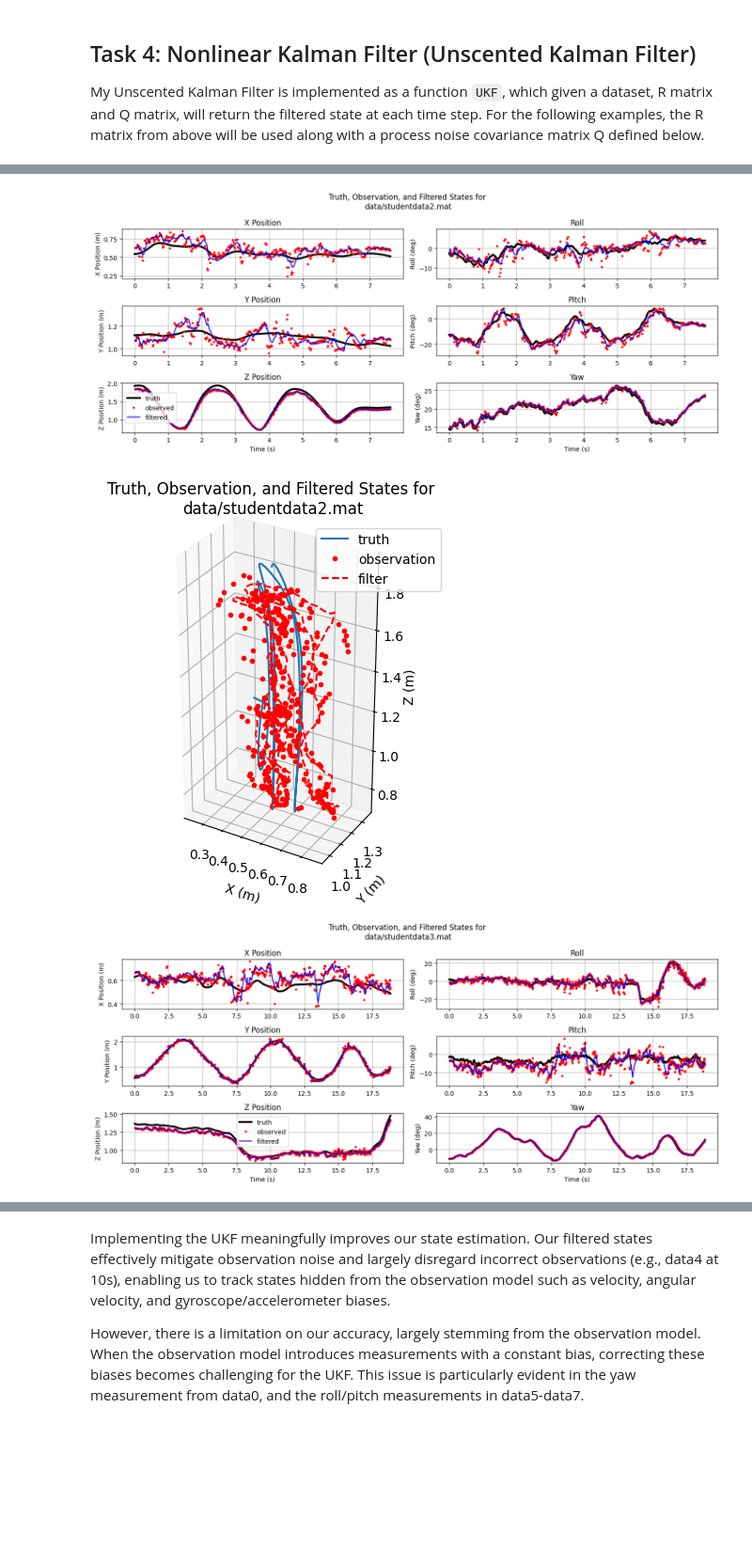
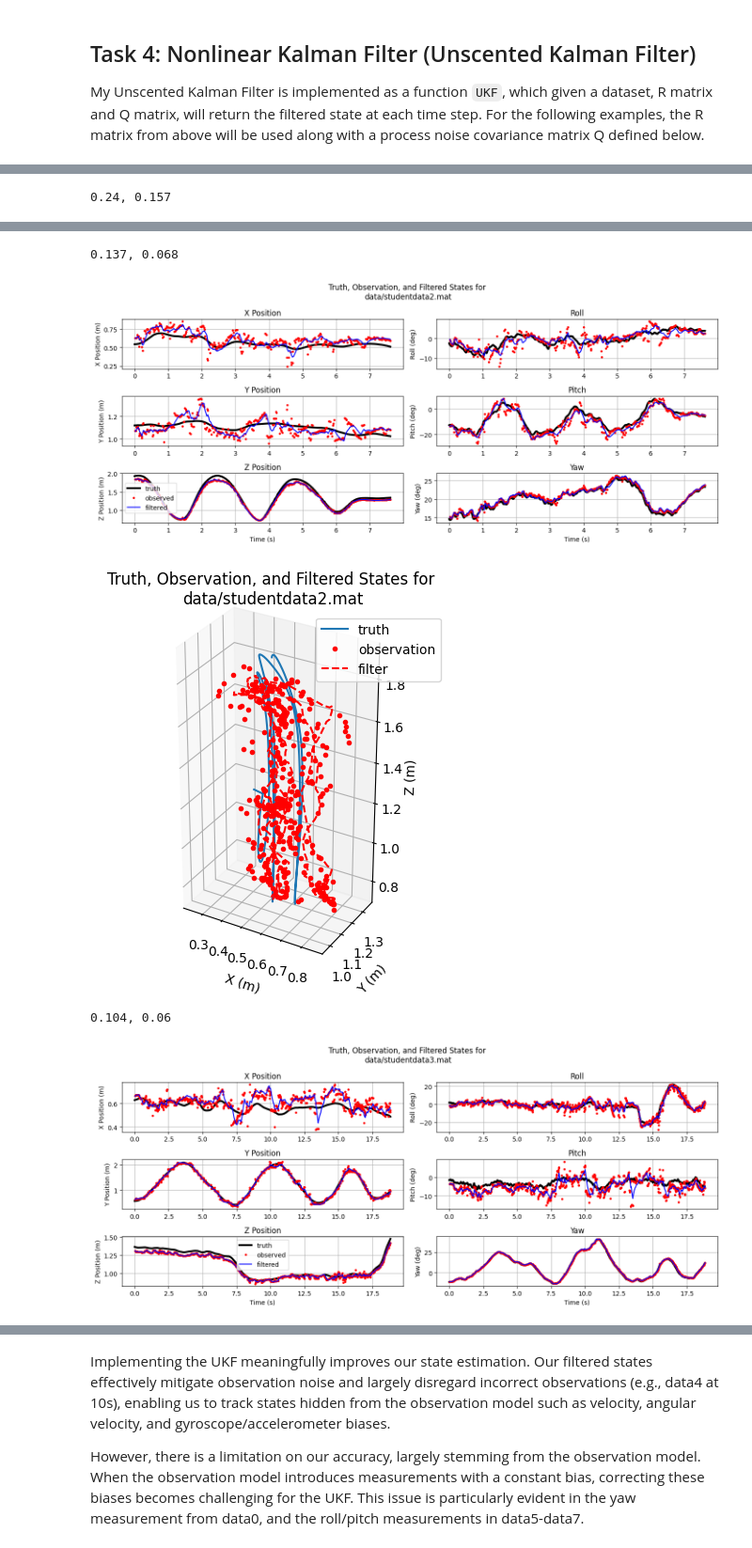
Before and after one commit to pjcrann219/Advanced-Robotic-Navigation, a Jupyter notebook: Nonlinear_Kalman2/Nonlinear_Kalman_Filter.ipynb, the cells around one changed output, grey strips where cells are left out. Shown at 94% size. Cells and saved outputs as stored; diff of their text form; code cells hidden in the pictures; blank space fills up the shorter version.

```diff
--- a/Nonlinear_Kalman2/Nonlinear_Kalman_Filter.ipynb
+++ b/Nonlinear_Kalman2/Nonlinear_Kalman_Filter.ipynb
@@ -75,9 +71,6 @@ for i in range(8):
     Rs[i,:,:] = Ri
 
 R = np.mean(Rs, axis=0) # Average covariance across 8 datasets
-R = np.diag(np.diag(R)) # Ignore covariances between different states
-R[0,0] = R[1,1] = R[2,2] = (R[0,0] + R[1,1] + R[2,2]) / 3.0 # Constant, average, x,y,x variance
-R[3,3] = R[4,4] = R[5,5] = (R[3,3] + R[4,4] + R[5,5]) / 3.0 # Constant, average, roll, pitch, yaw variance
 
 print(R)
 # %% [output]
@@ -95,10 +103,12 @@ My Unscented Kalman Filter is implemented as a function `UKF`, which given a dat
 # %%
 Q = np.eye(15) * 0.0001
+RMSE_rec = np.zeros([8,2])
 
 for i in range(8): # Loop through all datasets
     dataPath = f'data/studentdata{i}.mat'
     xs, ts = UKF(dataPath, R, Q)
     plot_results2(xs, ts, dataPath) # Call plotting function
     plot_results3D(xs, ts, dataPath) # Call plotting function
+    RMSE_rec[i,:] = getUKF_RMSE2(dataPath, xs, ts)
     plt.show()
 # %% [output]
@@ -107 +117,2 @@ for i in range(8): # Loop through all datasets
+0.24, 0.157
 [figure]
@@ -109,3 +120,5 @@ for i in range(8): # Loop through all datasets
+0.137, 0.068
 [figure]
-[figure, old version]
+[figure, new version]
+0.104, 0.06
-[figure, old version]
+[figure, new version]
```
Also changed, not shown: parts of 5 cells of this notebook, 4 other files.
